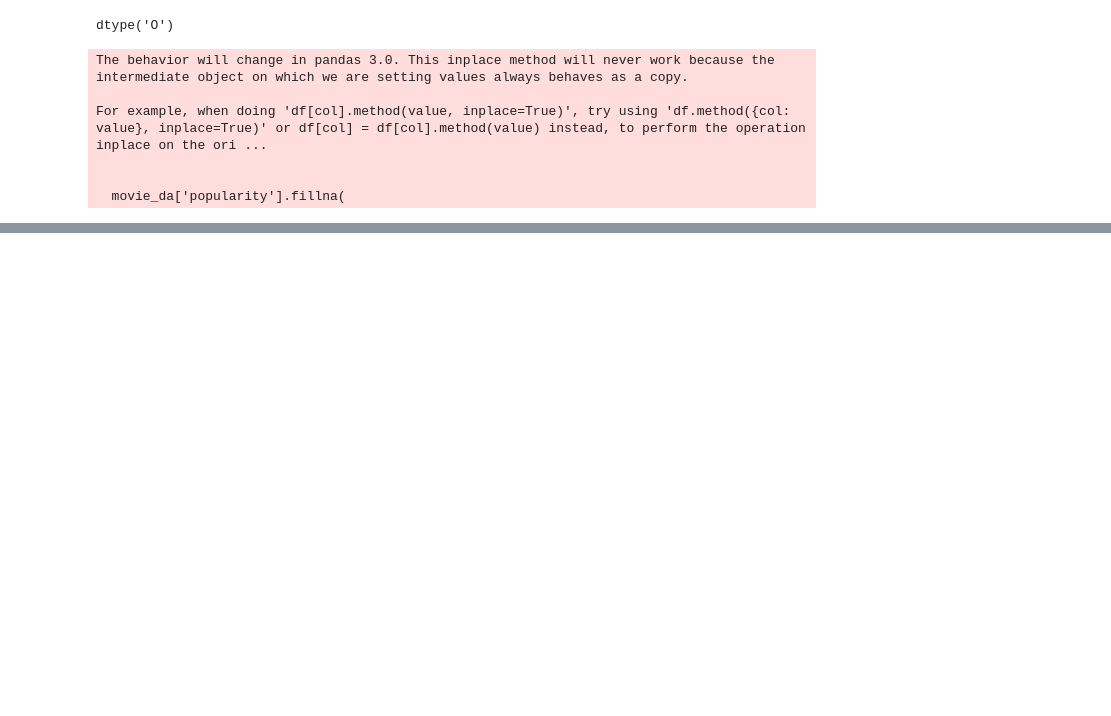
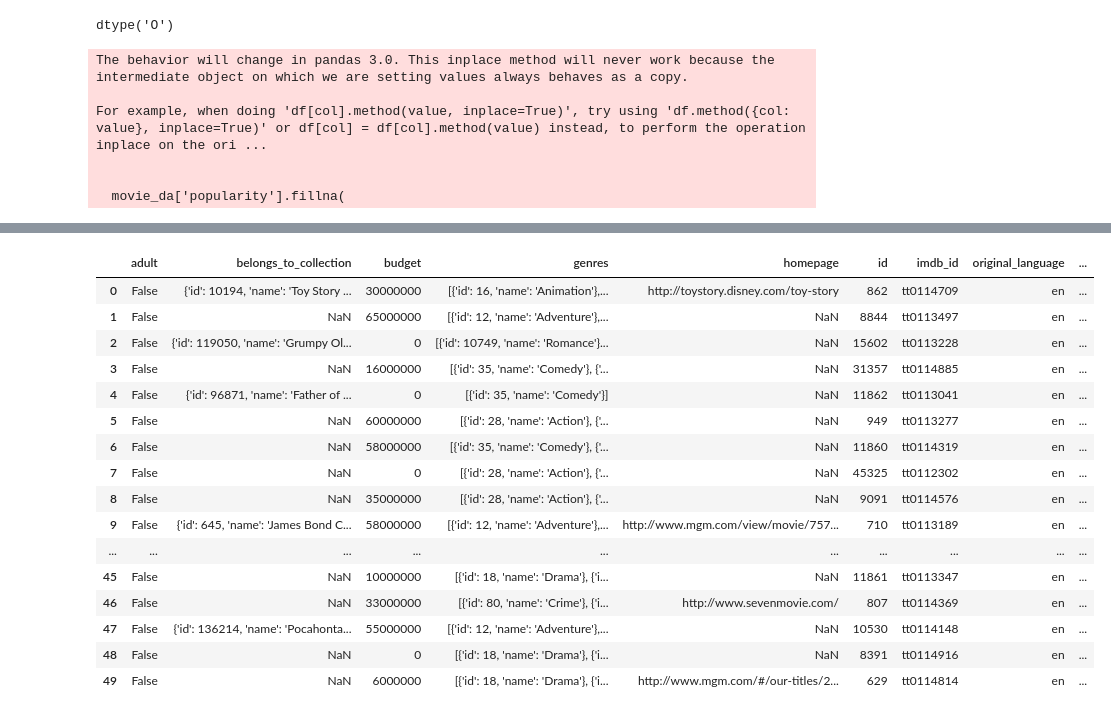
Before and after one commit to yashsati072-create/Movie-Recommendation-System, a Jupyter notebook: Another_copy_of_Movie_Recommendation_System.ipynb, the cells around one changed output, grey strips where cells are left out. Drawn from its saved outputs; the diff is of its cells as text; code cells hidden in the pictures; blank space fills up the shorter version.

```diff
--- a/Another_copy_of_Movie_Recommendation_System.ipynb
+++ b/Another_copy_of_Movie_Recommendation_System.ipynb
@@ -186,12 +186,12 @@ movie_da.tail()
 # # Remove extra spaces
 # movie_da['belongs_to_collection'] = movie_da['belongs_to_collection'].astype(str).str.strip()
 # %%
-movie_da=movie_da.drop_duplicates()
-movie_da['belongs_to_collection'] = movie_da['belongs_to_collection'].fillna('No Collection')
-movie_da['homepage'] = movie_da['homepage'].fillna('No URL')
-movie_da['imdb_id']=movie_da['imdb_id'].fillna('no imdb_id')
-movie_da['original_language'] = movie_da['original_language'].fillna('en')
+# movie_da=movie_da.drop_duplicates()
+# movie_da['belongs_to_collection'] = movie_da['belongs_to_collection'].fillna('No Collection')
+# movie_da['homepage'] = movie_da['homepage'].fillna('No URL')
+# movie_da['imdb_id']=movie_da['imdb_id'].fillna('no imdb_id')
+# movie_da['original_language'] = movie_da['original_language'].fillna('en')
 
 
 
-movie_da.head()
+# movie_da.head()
@@ -287,5 +279,5 @@ movie_da['production_countries']=movie_da['production_countries'].fillna('Not av
 movie_da['release_date'].head()
 movie_da=movie_da.dropna(subset=['release_date'])
 # %%
-movie_da['revenue'].head()
-movie_da['revenue']=movie_da['revenue'].fillna(movie_da['revenue'].median())
+# movie_da['revenue'].head()
+# movie_da['revenue']=movie_da['revenue'].fillna(movie_da['revenue'].median())
@@ -389,0 +333,4 @@ See the caveats in the documentation: https://pandas.pydata.org/pandas-docs/stab
+# %%
+pd.set_option('display.max_columns', None)
+
+print(movie_da.head())
@@ -389,0 +377,20 @@ See the caveats in the documentation: https://pandas.pydata.org/pandas-docs/stab
+# %%
+movie_da.head(50)
+# %% [output]
+|  | adult | belongs_to_collection | budget | genres | homepage | id | imdb_id | original_language | ... |
+| 0 | False | {'id': 10194, 'name': 'Toy Story ... | 30000000 | [{'id': 16, 'name': 'Animation'},... | http://toystory.disney.com/toy-story | 862 | tt0114709 | en | ... |
+| 1 | False | NaN | 65000000 | [{'id': 12, 'name': 'Adventure'},... | NaN | 8844 | tt0113497 | en | ... |
+| 2 | False | {'id': 119050, 'name': 'Grumpy Ol... | 0 | [{'id': 10749, 'name': 'Romance'}... | NaN | 15602 | tt0113228 | en | ... |
+| 3 | False | NaN | 16000000 | [{'id': 35, 'name': 'Comedy'}, {'... | NaN | 31357 | tt0114885 | en | ... |
+| 4 | False | {'id': 96871, 'name': 'Father of ... | 0 | [{'id': 35, 'name': 'Comedy'}] | NaN | 11862 | tt0113041 | en | ... |
+| 5 | False | NaN | 60000000 | [{'id': 28, 'name': 'Action'}, {'... | NaN | 949 | tt0113277 | en | ... |
+| 6 | False | NaN | 58000000 | [{'id': 35, 'name': 'Comedy'}, {'... | NaN | 11860 | tt0114319 | en | ... |
+| 7 | False | NaN | 0 | [{'id': 28, 'name': 'Action'}, {'... | NaN | 45325 | tt0112302 | en | ... |
+| 8 | False | NaN | 35000000 | [{'id': 28, 'name': 'Action'}, {'... | NaN | 9091 | tt0114576 | en | ... |
+| 9 | False | {'id': 645, 'name': 'James Bond C... | 58000000 | [{'id': 12, 'name': 'Adventure'},... | http://www.mgm.com/view/movie/757... | 710 | tt0113189 | en | ... |
+| ... | ... | ... | ... | ... | ... | ... | ... | ... | ... |
+| 45 | False | NaN | 10000000 | [{'id': 18, 'name': 'Drama'}, {'i... | NaN | 11861 | tt0113347 | en | ... |
+| 46 | False | NaN | 33000000 | [{'id': 80, 'name': 'Crime'}, {'i... | http://www.sevenmovie.com/ | 807 | tt0114369 | en | ... |
+| 47 | False | {'id': 136214, 'name': 'Pocahonta... | 55000000 | [{'id': 12, 'name': 'Adventure'},... | NaN | 10530 | tt0114148 | en | ... |
+| 48 | False | NaN | 0 | [{'id': 18, 'name': 'Drama'}, {'i... | NaN | 8391 | tt0114916 | en | ... |
+| 49 | False | NaN | 6000000 | [{'id': 18, 'name': 'Drama'}, {'i... | http://www.mgm.com/#/our-titles/2... | 629 | tt0114814 | en | ... |
```
Also changed, not shown: parts of 20 cells of this notebook.
